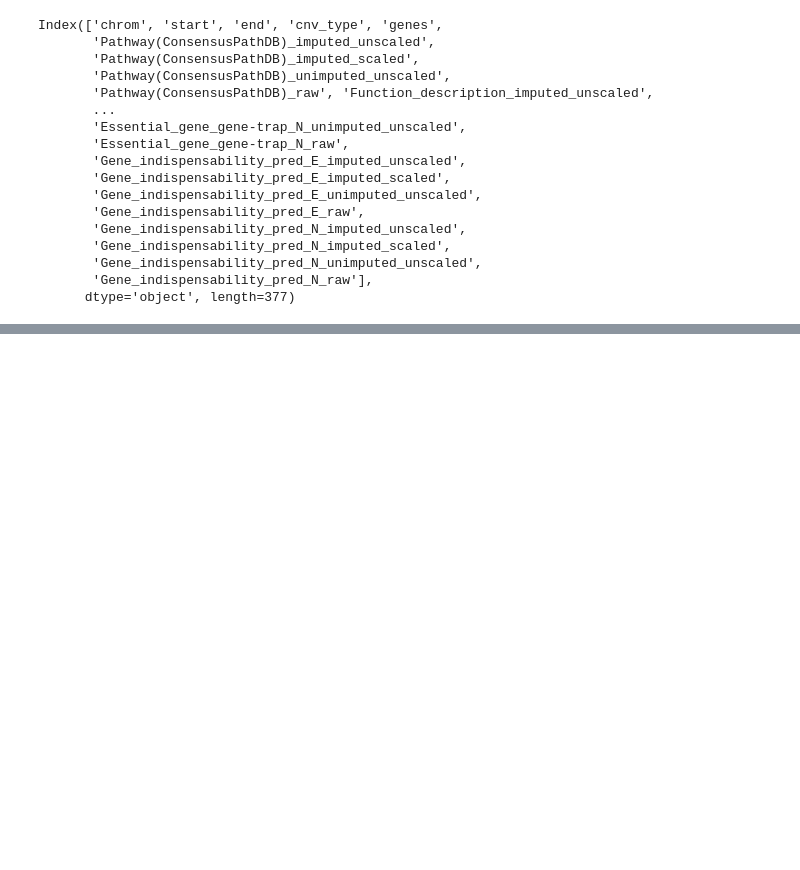
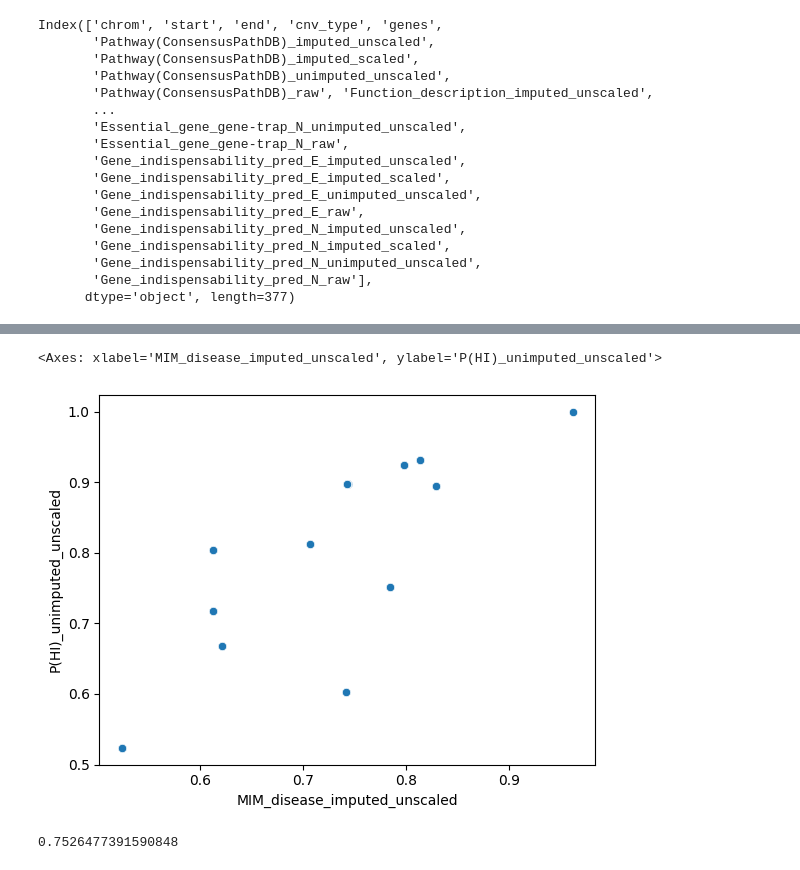
Before and after one commit to janci-osadsky/Exploratory-Analysis-of-Oncological-Data, a Jupyter notebook: RocnikovyProjektOsadsky.ipynb, the cells around one changed output, grey strips where cells are left out. Cells and saved outputs as stored; diff of their text form; code cells hidden in the pictures; blank space fills up the shorter version.

Commit message:
Add files via upload
Standard pairplots and correlation of chosen attributes.

```diff
--- a/RocnikovyProjektOsadsky.ipynb
+++ b/RocnikovyProjektOsadsky.ipynb
@@ -163,0 +222,9 @@ plt.show()
+# %%
+
+df_without_start_end = df.drop(['start', 'end'], axis=1)
+correlation_matrix = df_without_start_end.corr()
+selected_correlations = correlation_matrix[
+    (correlation_matrix != 1.0) & (correlation_matrix != -1.0) & (correlation_matrix >= 0.5)
+]
+print(selected_correlations.shape)
+selected_correlations.head(5)
@@ -163,0 +240,11 @@ plt.show()
+# %%
+sns.scatterplot(x='MIM_disease_imputed_unscaled',
+                y='P(HI)_unimputed_unscaled',
+                data=selected_correlations)
+# %% [output]
+<Axes: xlabel='MIM_disease_imputed_unscaled', ylabel='P(HI)_unimputed_unscaled'>
+[figure, added]
+# %%
+selected_correlations['MIM_disease_imputed_unscaled'].corr(selected_correlations['P(HI)_unimputed_unscaled'])
+# %% [output]
+0.7526477391590848
```
Also changed, not shown: parts of 21 cells of this notebook.
